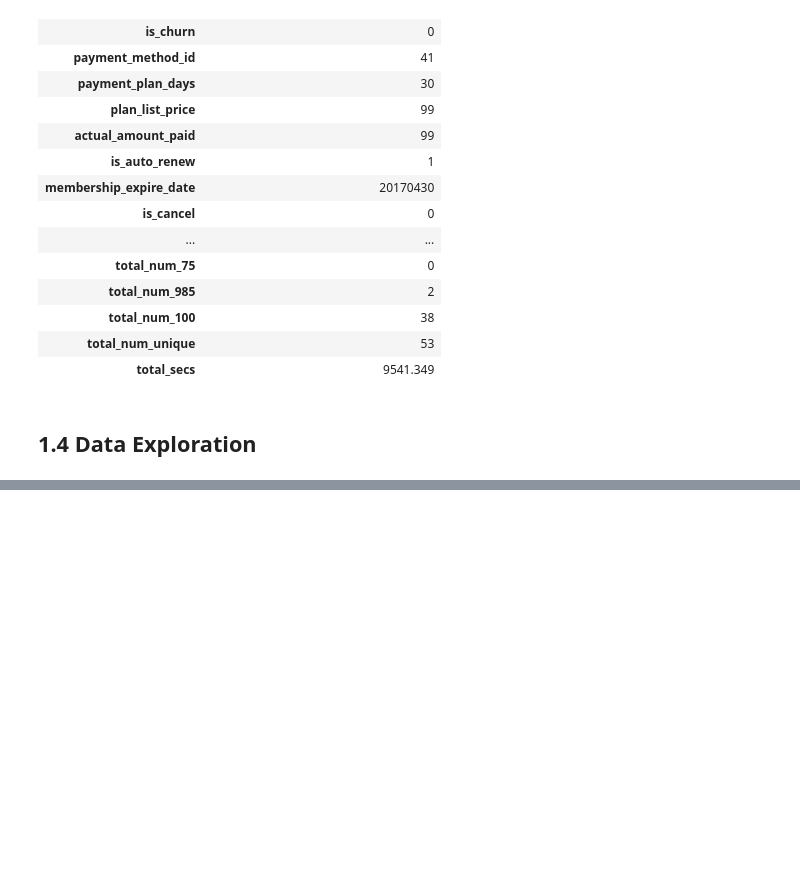
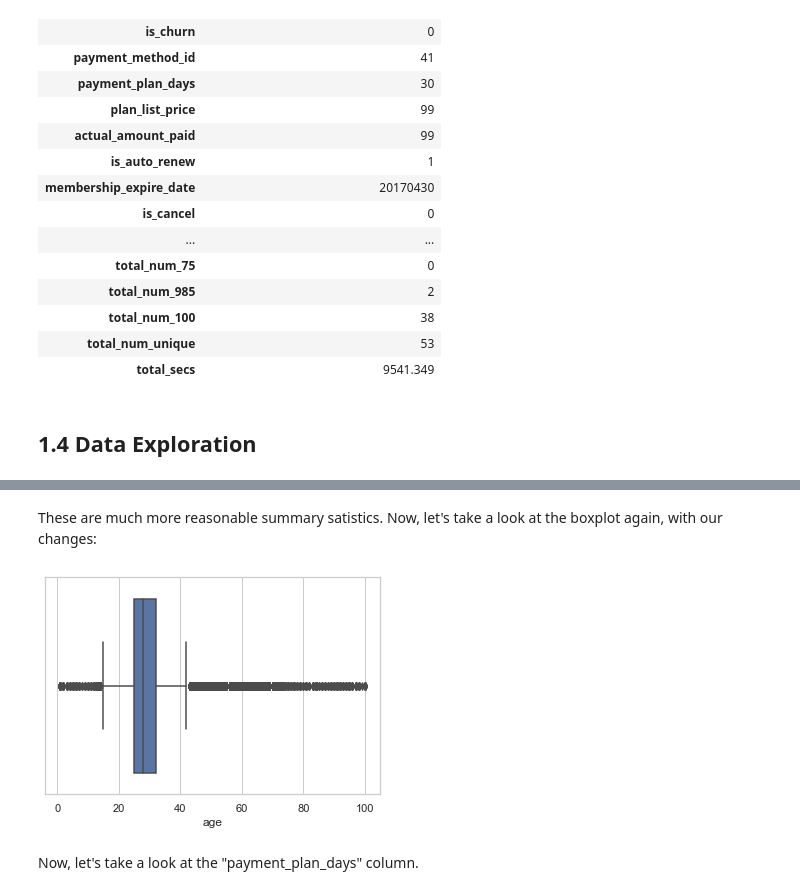
Before and after one commit to bmensah/springboard, a Jupyter notebook: capstone2/churn_analysis/capstone2_notebooks/Capstone2_Data_Wrangling.ipynb, the cells around one changed output, grey strips where cells are left out. Cells and saved outputs as stored; diff of their text form; code cells hidden in the pictures; blank space fills up the shorter version.

```diff
--- a/capstone2/churn_analysis/capstone2_notebooks/Capstone2_Data_Wrangling.ipynb
+++ b/capstone2/churn_analysis/capstone2_notebooks/Capstone2_Data_Wrangling.ipynb
@@ -362,0 +516,2 @@ full_df.head(1).T
+# %%
+full_pd_df = full_pd_df[(full_pd_df.age <= 100) & (full_pd_df.age >= 0)]
@@ -362,0 +539,7 @@ full_df.head(1).T
+# %%
+age_series = full_pd_df.age.copy()
+no_zeros = age_series[age_series!=0]
+quartile_25 = no_zeros.describe()["25%"]
+quartile_75 = no_zeros.describe()["75%"]
+print("25th quartile:", quartile_25)
+print("75th quartile:", quartile_75)
@@ -362,0 +549,8 @@ full_df.head(1).T
+# %%
+i = 0
+while i < len(age_series):
+    if age_series.iloc[i] == 0:
+        age_series.iloc[i] = np.random.randint(quartile_25, quartile_75)
+    i+=1
+
+age_series.describe()
@@ -362,0 +567,12 @@ full_df.head(1).T
+# %% [markdown]
+These are much more reasonable summary satistics. Now, let's take a look at the boxplot again, with our changes:
+# %%
+full_pd_df["age"] = age_series
+
+# Boxplot of age column
+sns.set_theme(style="whitegrid")
+sns.boxplot(x=full_pd_df["age"]);
+# %% [output]
+[figure, added]
+# %% [markdown]
+Now, let's take a look at the "payment_plan_days" column.
```
Also changed, not shown: parts of 59 cells of this notebook.
